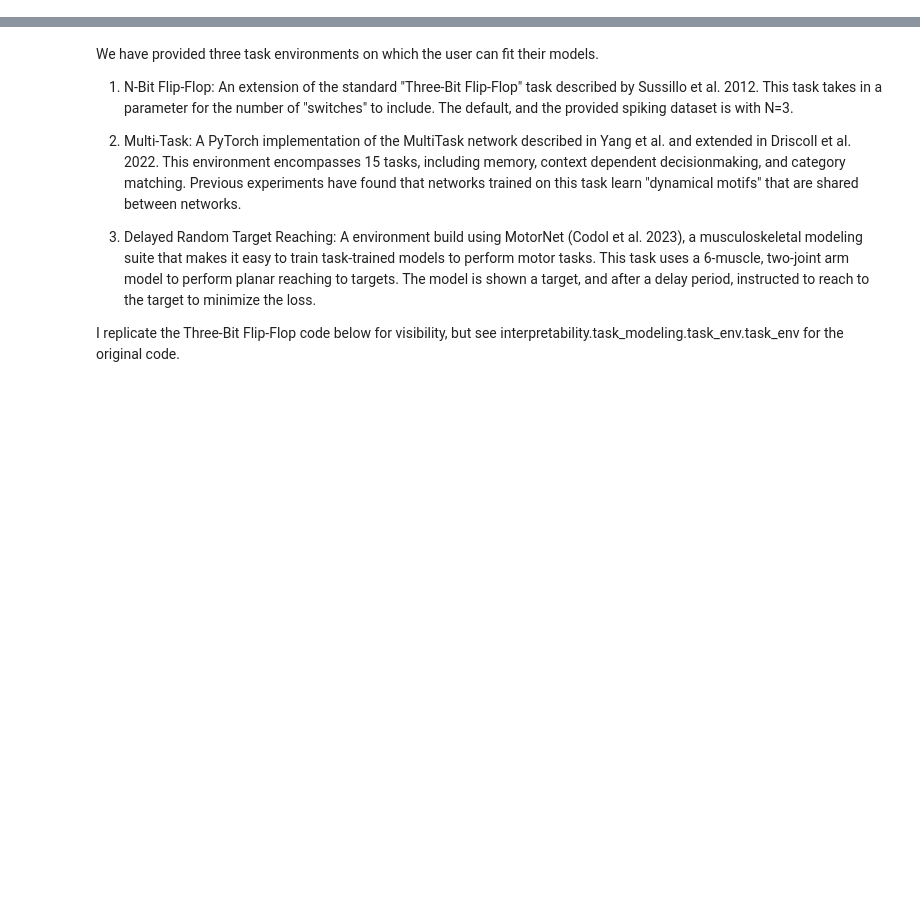
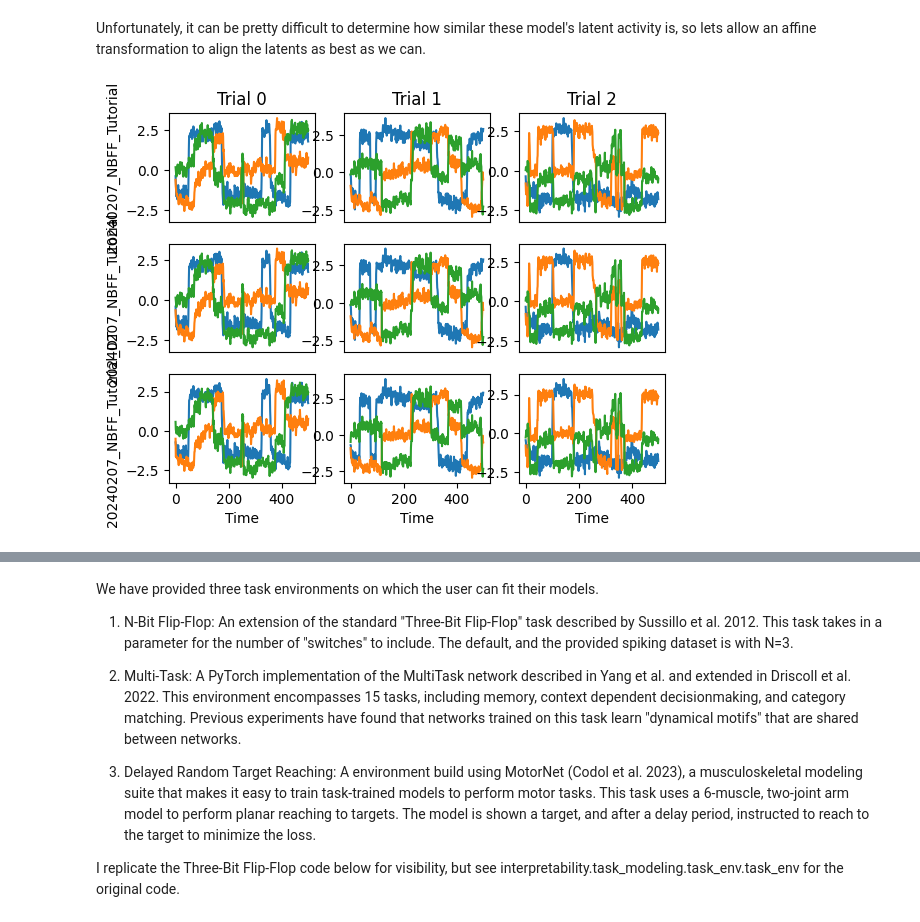
Before and after one commit to snel-repo/ComputationThruDynamicsBenchmark, a Jupyter notebook: examples/tutorial_notebook.ipynb, the cells around one changed output, grey strips where cells are left out. Saved outputs shown, nothing was run; the diff lists cells and outputs as text; code cells hidden in the pictures; blank space fills up the shorter version.

```diff
--- a/examples/tutorial_notebook.ipynb
+++ b/examples/tutorial_notebook.ipynb
@@ -23,0 +100,6 @@ For both users, we have provided a set of metrics and analysis tools in the Anal
+# %% [markdown]
+Unfortunately, it can be pretty difficult to determine how similar these model's latent activity is, so lets allow an affine transformation to align the latents as best as we can.
+# %%
+comp.plot_trials_reference(num_trials=3, num_pcs=3)
+# %% [output]
+[figure, added]
```
Also changed, not shown: parts of 22 cells of this notebook, 13 other files.
